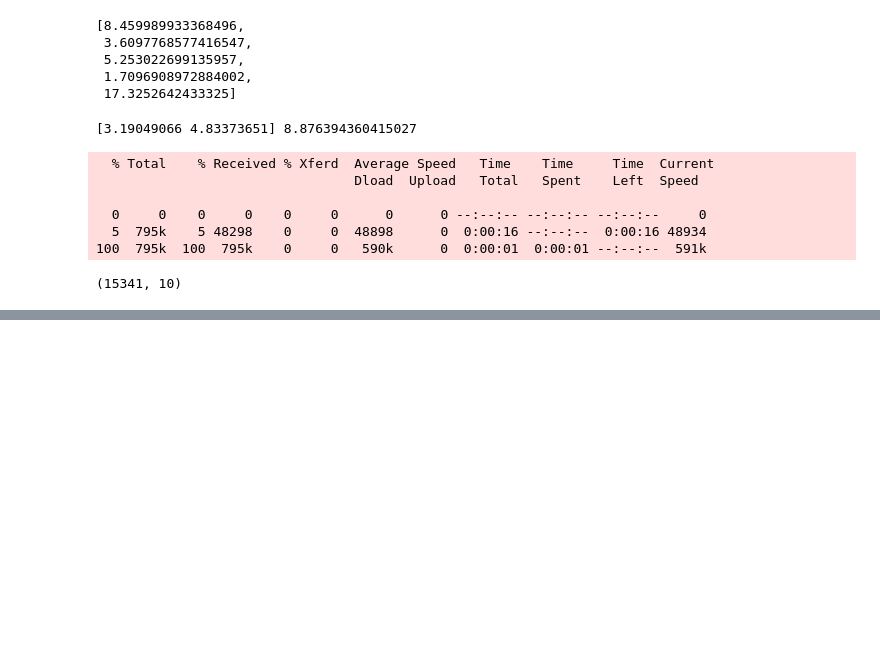
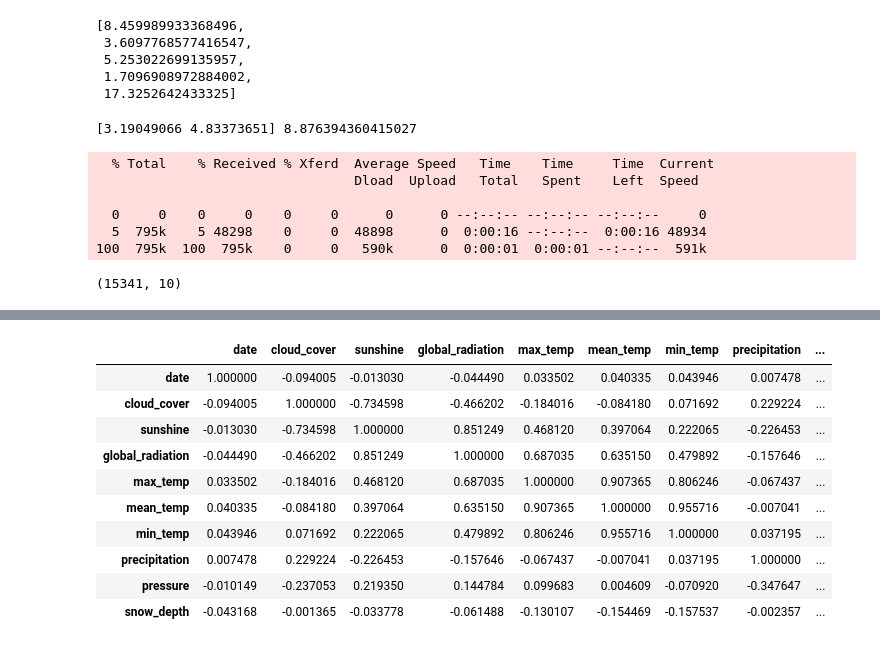
Before and after one commit to AdTekDev/EmT.DS, a Jupyter notebook: 05-Data/EmT.T3.W05.ipynb, the cells around one changed output, grey strips where cells are left out. Cells and saved outputs as stored; diff of their text form; code cells hidden in the pictures; blank space fills up the shorter version.

```diff
--- a/05-Data/EmT.T3.W05.ipynb
+++ b/05-Data/EmT.T3.W05.ipynb
@@ -66,0 +110,14 @@ ldw.shape
+# %%
+ldw.corr()
+# %% [output]
+|  | date | cloud_cover | sunshine | global_radiation | max_temp | mean_temp | min_temp | precipitation | ... |
+| date | 1.000000 | -0.094005 | -0.013030 | -0.044490 | 0.033502 | 0.040335 | 0.043946 | 0.007478 | ... |
+| cloud_cover | -0.094005 | 1.000000 | -0.734598 | -0.466202 | -0.184016 | -0.084180 | 0.071692 | 0.229224 | ... |
+| sunshine | -0.013030 | -0.734598 | 1.000000 | 0.851249 | 0.468120 | 0.397064 | 0.222065 | -0.226453 | ... |
+| global_radiation | -0.044490 | -0.466202 | 0.851249 | 1.000000 | 0.687035 | 0.635150 | 0.479892 | -0.157646 | ... |
+| max_temp | 0.033502 | -0.184016 | 0.468120 | 0.687035 | 1.000000 | 0.907365 | 0.806246 | -0.067437 | ... |
+| mean_temp | 0.040335 | -0.084180 | 0.397064 | 0.635150 | 0.907365 | 1.000000 | 0.955716 | -0.007041 | ... |
+| min_temp | 0.043946 | 0.071692 | 0.222065 | 0.479892 | 0.806246 | 0.955716 | 1.000000 | 0.037195 | ... |
+| precipitation | 0.007478 | 0.229224 | -0.226453 | -0.157646 | -0.067437 | -0.007041 | 0.037195 | 1.000000 | ... |
+| pressure | -0.010149 | -0.237053 | 0.219350 | 0.144784 | 0.099683 | 0.004609 | -0.070920 | -0.347647 | ... |
+| snow_depth | -0.043168 | -0.001365 | -0.033778 | -0.061488 | -0.130107 | -0.154469 | -0.157537 | -0.002357 | ... |
```
Also changed, not shown: parts of 8 cells of this notebook.
